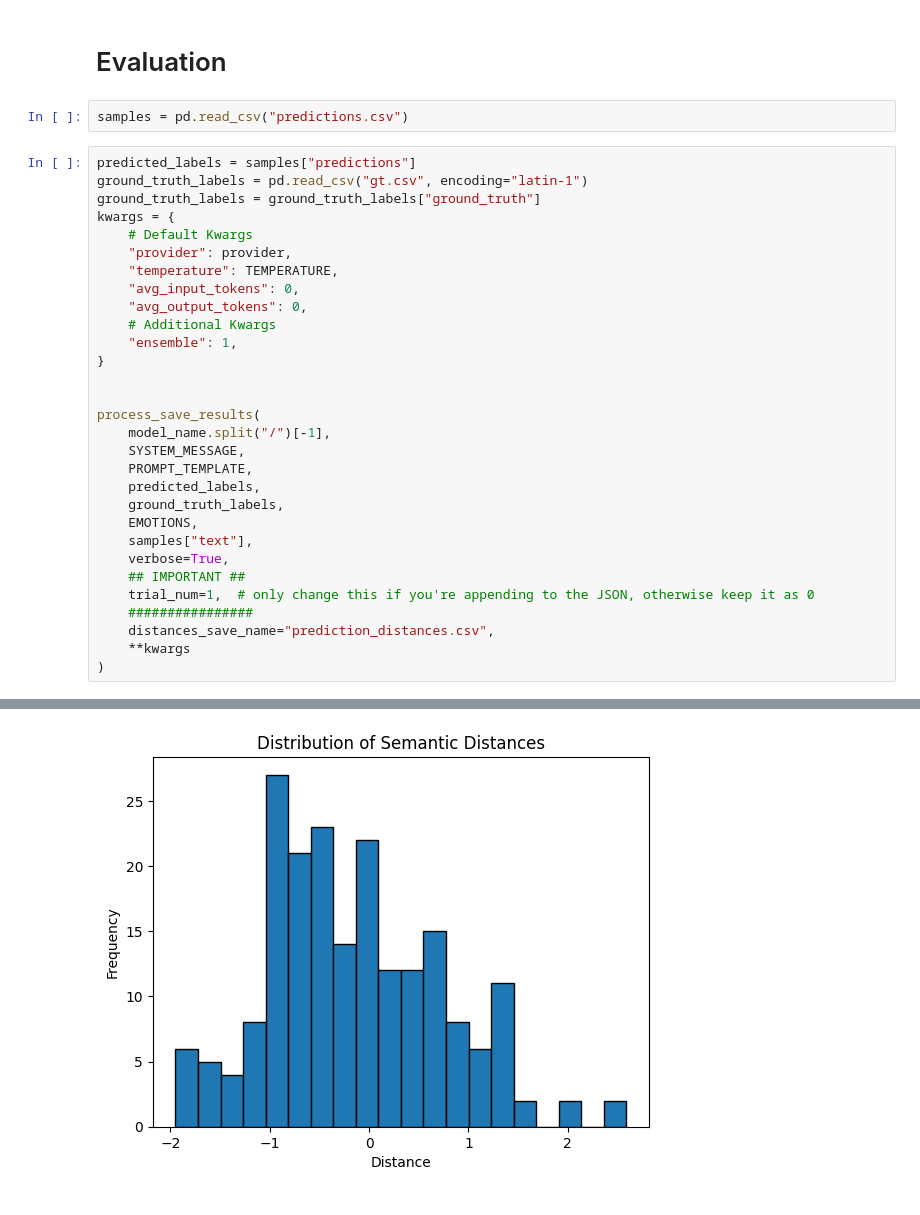
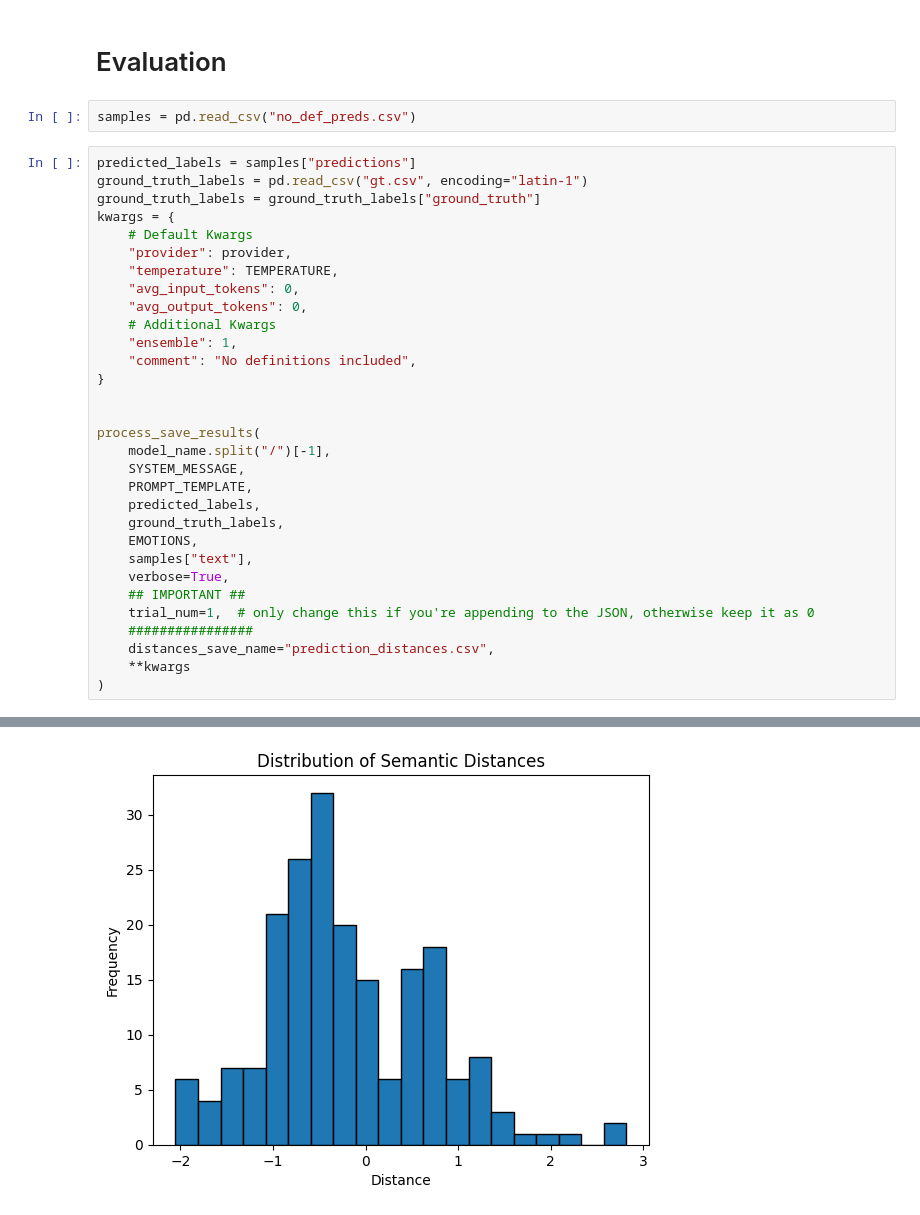
Before and after one commit to AminMohamed-3/LEGO, a Jupyter notebook: cleaning/cleaning.ipynb, the cells around one changed output, grey strips where cells are left out. Cells and saved outputs as stored; diff of their text form.

```diff
--- a/cleaning/cleaning.ipynb
+++ b/cleaning/cleaning.ipynb
@@ -120,7 +118,7 @@ NameError: name 'samples' is not defined
 # %% [markdown]
 # Evaluation
 # %%
-samples = pd.read_csv("predictions.csv")
+samples = pd.read_csv("no_def_preds.csv")
 # %%
 predicted_labels = samples["predictions"]
 ground_truth_labels = pd.read_csv("gt.csv", encoding="latin-1")
@@ -133,6 +131,7 @@ kwargs = {
     "avg_output_tokens": 0,
     # Additional Kwargs
     "ensemble": 1,
+    "comment": "No definitions included",
 }
 
 
@@ -164 +163 @@ Total Distance: -31.4908
-[figure, old version]
+[figure, new version]
```
Also changed, not shown: parts of 4 cells of this notebook, 5 other files.
